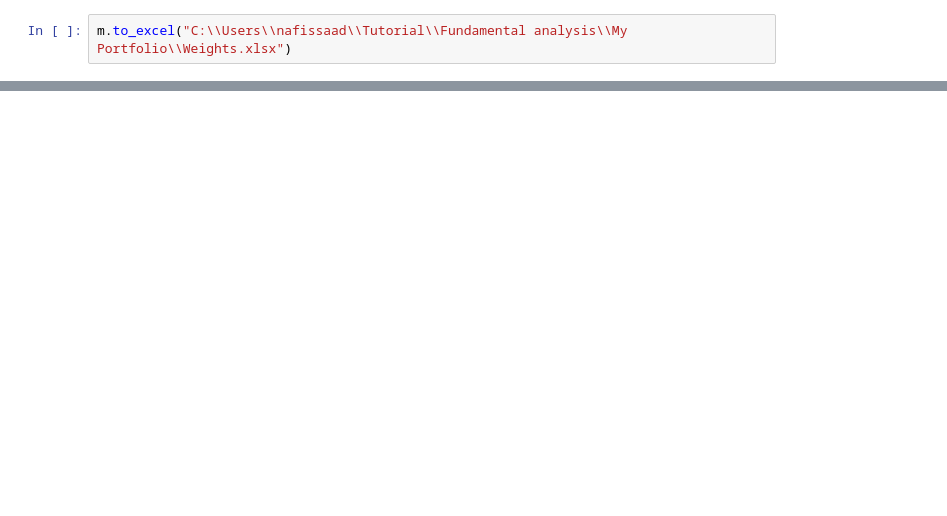
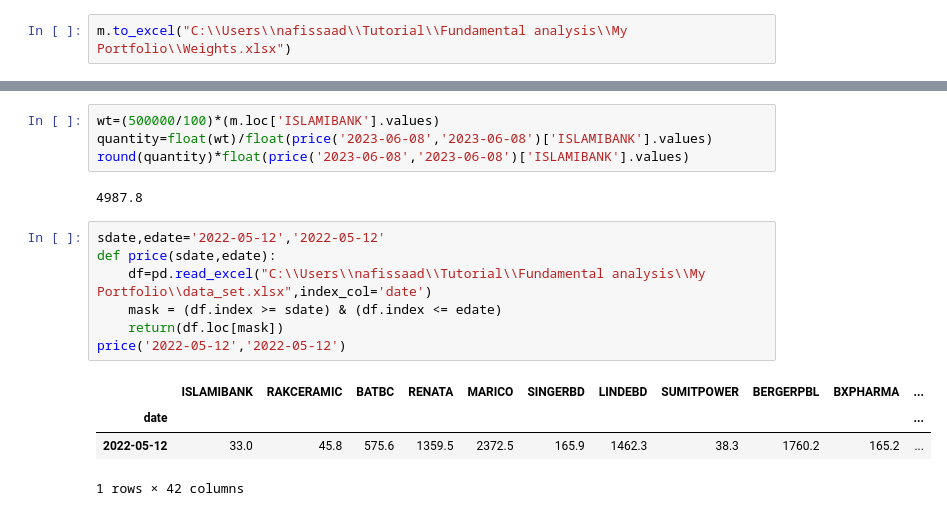
Before and after one commit to nafissaad/Tutorial1, a Jupyter notebook: Tutorial/My projects/My Portfolio/Risk and Return management .ipynb, the cells around one changed output, grey strips where cells are left out. Drawn from its saved outputs; the diff is of its cells as text; blank space fills up the shorter version.

```diff
--- a/Tutorial/My projects/My Portfolio/Risk and Return management .ipynb
+++ b/Tutorial/My projects/My Portfolio/Risk and Return management .ipynb
@@ -959,0 +862,18 @@ lists['Total'].sum()
+# %%
+wt=(500000/100)*(m.loc['ISLAMIBANK'].values)
+quantity=float(wt)/float(price('2023-06-08','2023-06-08')['ISLAMIBANK'].values)
+round(quantity)*float(price('2023-06-08','2023-06-08')['ISLAMIBANK'].values)
+# %% [output]
+4987.8
+# %%
+sdate,edate='2022-05-12','2022-05-12'
+def price(sdate,edate):
+    df=pd.read_excel("C:\\Users\\nafissaad\\Tutorial\\Fundamental analysis\\My Portfolio\\data_set.xlsx",index_col='date')
+    mask = (df.index >= sdate) & (df.index <= edate)
+    return(df.loc[mask])
+price('2022-05-12','2022-05-12')
+# %% [output]
+|  | ISLAMIBANK | RAKCERAMIC | BATBC | RENATA | MARICO | SINGERBD | LINDEBD | SUMITPOWER | BERGERPBL | BXPHARMA | ... |
+| date |  |  |  |  |  |  |  |  |  |  | ... |
+| 2022-05-12 | 33.0 | 45.8 | 575.6 | 1359.5 | 2372.5 | 165.9 | 1462.3 | 38.3 | 1760.2 | 165.2 | ... |
+1 rows × 42 columns
```
Also changed, not shown: parts of 65 cells of this notebook, 6 other files.
